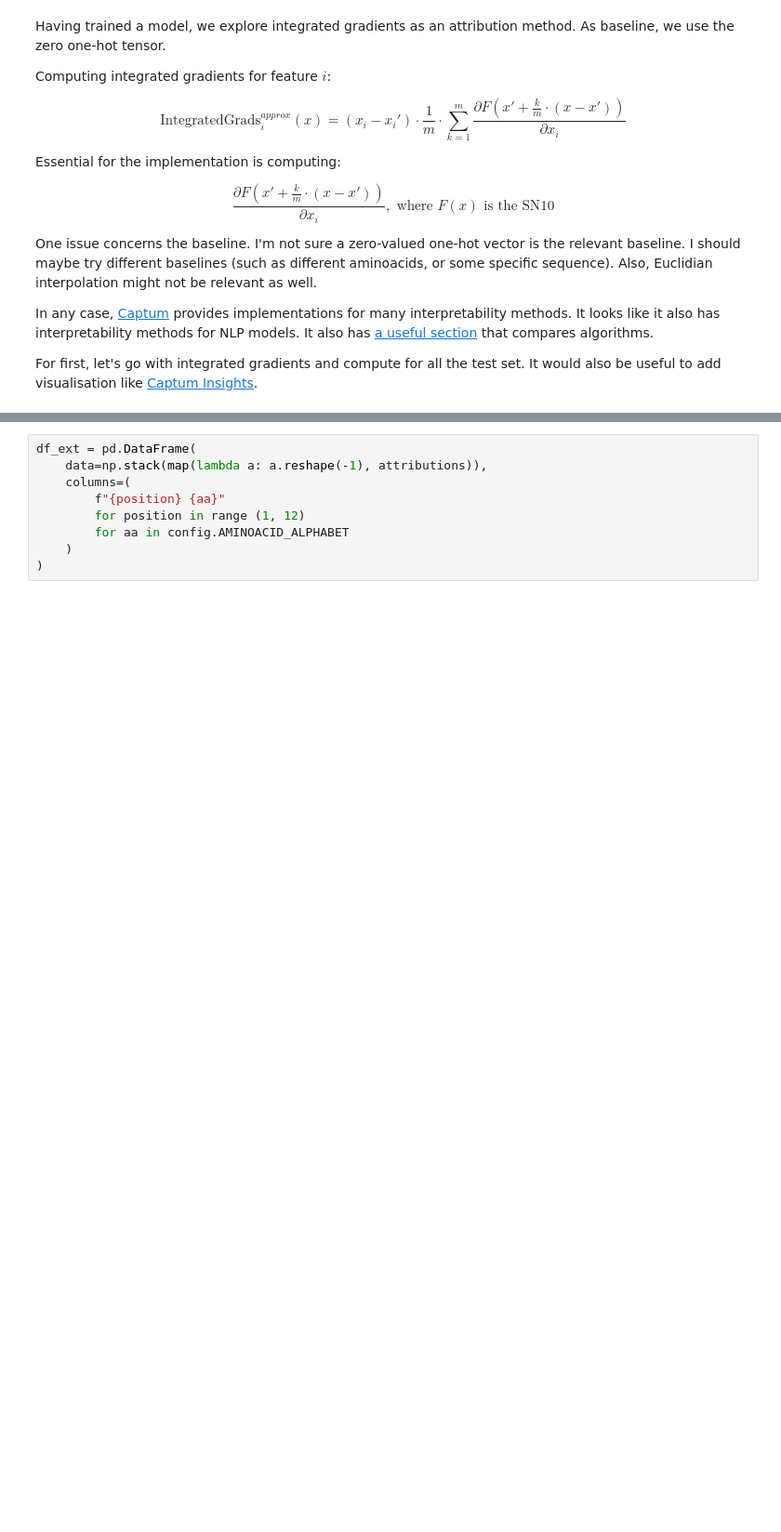
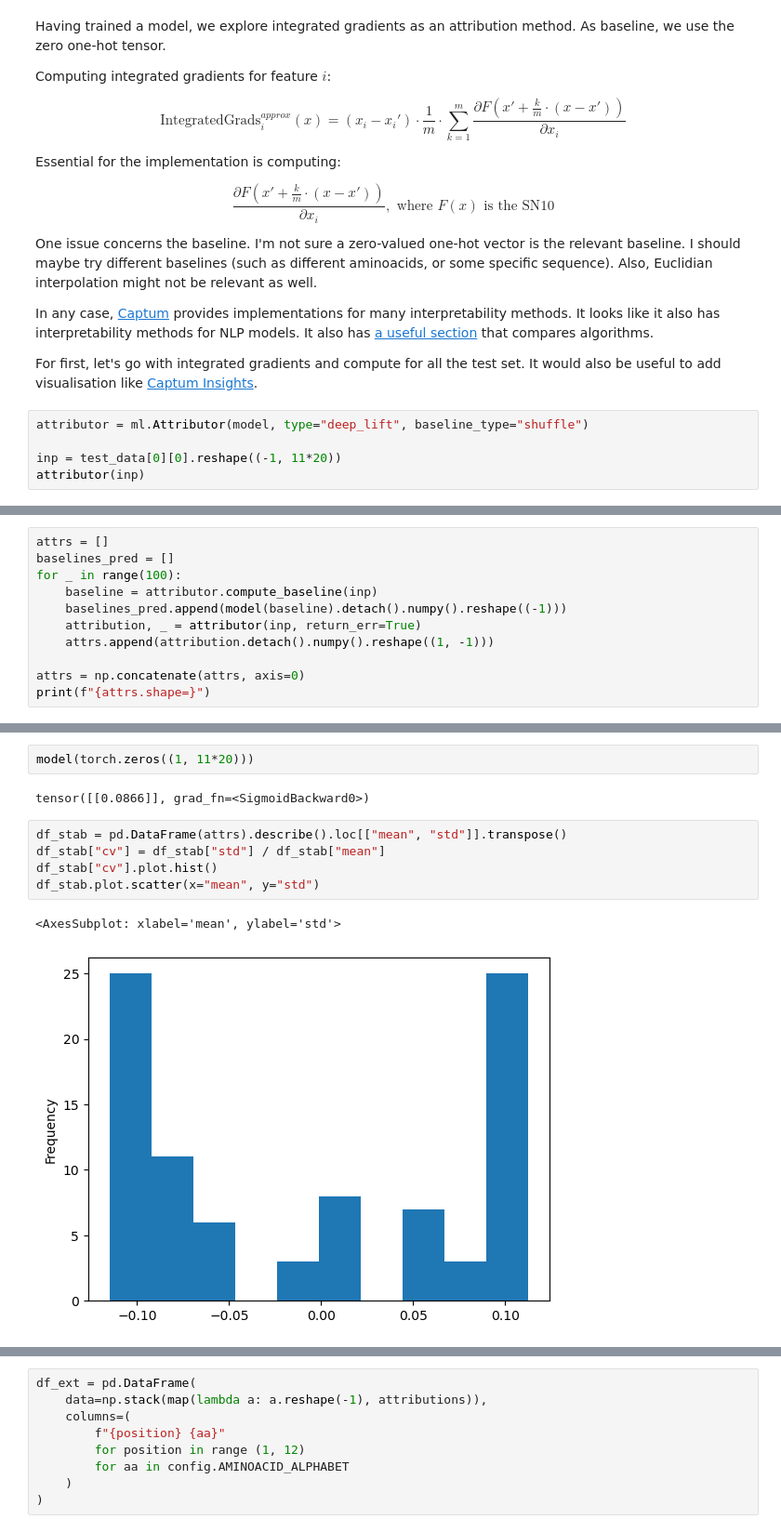
Before and after one commit to csi-greifflab/negative-class-optimization, a Jupyter notebook: notebooks/07_SN10_interpretability.ipynb, the cells around one changed output, grey strips where cells are left out. Shown at 93% size. Cells and saved outputs as stored; diff of their text form; blank space fills up the shorter version.

Commit message:
Progress on attributions

```diff
--- a/notebooks/07_SN10_interpretability.ipynb
+++ b/notebooks/07_SN10_interpretability.ipynb
@@ -112,3 +112,8 @@ One issue concerns the baseline. I'm not sure a zero-valued one-hot vector is th
 In any case, [Captum](https://captum.ai/) provides implementations for many interpretability methods. It looks like it also has interpretability methods for NLP models. It also has [a useful section](https://captum.ai/docs/algorithms_comparison_matrix) that compares algorithms.
 
 For first, let's go with integrated gradients and compute for all the test set. It would also be useful to add visualisation like [Captum Insights](https://captum.ai/tutorials/CIFAR_TorchVision_Captum_Insights).
+# %%
+attributor = ml.Attributor(model, type="deep_lift", baseline_type="shuffle")
+
+inp = test_data[0][0].reshape((-1, 11*20))
+attributor(inp)
@@ -114,0 +144,11 @@ For first, let's go with integrated gradients and compute for all the test set.
+# %%
+attrs = []
+baselines_pred = []
+for _ in range(100):
+    baseline = attributor.compute_baseline(inp)
+    baselines_pred.append(model(baseline).detach().numpy().reshape((-1)))
+    attribution, _ = attributor(inp, return_err=True)
+    attrs.append(attribution.detach().numpy().reshape((1, -1)))
+
+attrs = np.concatenate(attrs, axis=0)
+print(f"{attrs.shape=}")
@@ -114,0 +178,12 @@ For first, let's go with integrated gradients and compute for all the test set.
+# %%
+model(torch.zeros((1, 11*20)))
+# %% [output]
+tensor([[0.0866]], grad_fn=<SigmoidBackward0>)
+# %%
+df_stab = pd.DataFrame(attrs).describe().loc[["mean", "std"]].transpose()
+df_stab["cv"] = df_stab["std"] / df_stab["mean"]
+df_stab["cv"].plot.hist()
+df_stab.plot.scatter(x="mean", y="std")
+# %% [output]
+<AxesSubplot: xlabel='mean', ylabel='std'>
+[figure, added]
```
Also changed, not shown: parts of 11 cells of this notebook, 1 other file.
